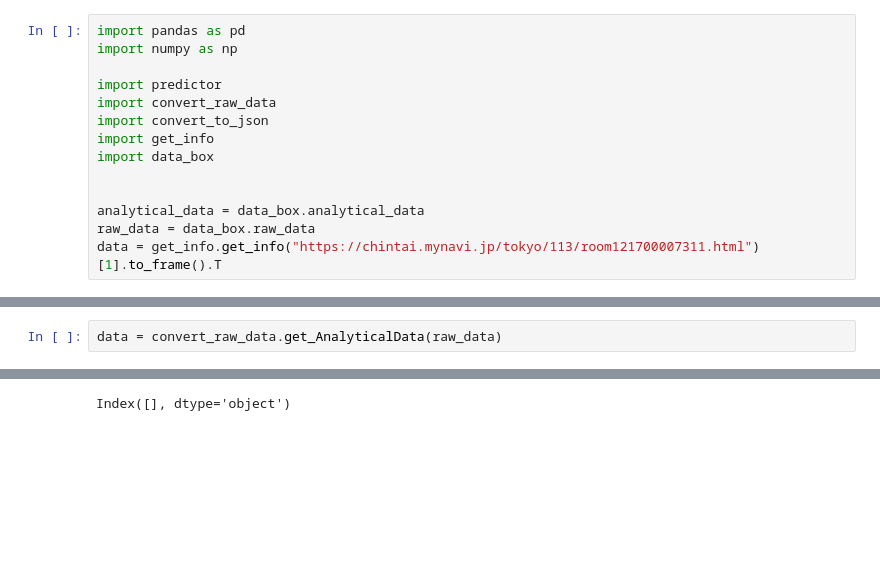
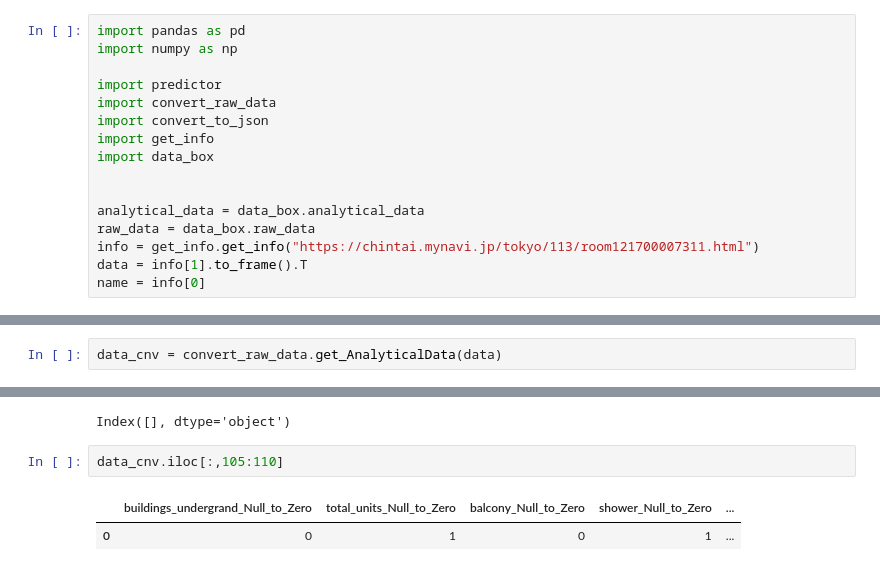
Before and after one commit to kstoneriv3/gci_project, a Jupyter notebook: Web_Server/test_main.ipynb, the cells around one changed output, grey strips where cells are left out. Saved outputs shown, nothing was run; the diff lists cells and outputs as text; blank space fills up the shorter version.

```diff
--- a/Web_Server/test_main.ipynb
+++ b/Web_Server/test_main.ipynb
@@ -11,4 +11,6 @@ import data_box
 
 analytical_data = data_box.analytical_data
 raw_data = data_box.raw_data
-data = get_info.get_info("https://chintai.mynavi.jp/tokyo/113/room121700007311.html")[1].to_frame().T
+info = get_info.get_info("https://chintai.mynavi.jp/tokyo/113/room121700007311.html")
+data = info[1].to_frame().T
+name = info[0]
@@ -15,3 +21,3 @@ data = get_info.get_info("https://chintai.mynavi.jp/tokyo/113/room121700007311.h
 # %%
-data = convert_raw_data.get_AnalyticalData(raw_data)
+data_cnv = convert_raw_data.get_AnalyticalData(data)
 # %%
@@ -84,3 +82,8 @@ Index([], dtype='object')
 analytical_data.columns[pd.Series(analytical_data.columns).apply(lambda x:x not in list(data.columns))]
 # %% [output]
 Index([], dtype='object')
+# %%
+data_cnv.iloc[:,105:110]
+# %% [output]
+|  | buildings_undergrand_Null_to_Zero | total_units_Null_to_Zero | balcony_Null_to_Zero | shower_Null_to_Zero | ... |
+| 0 | 0 | 1 | 0 | 1 | ... |
```
Also changed, not shown: parts of 5 cells of this notebook, 10 other files.
